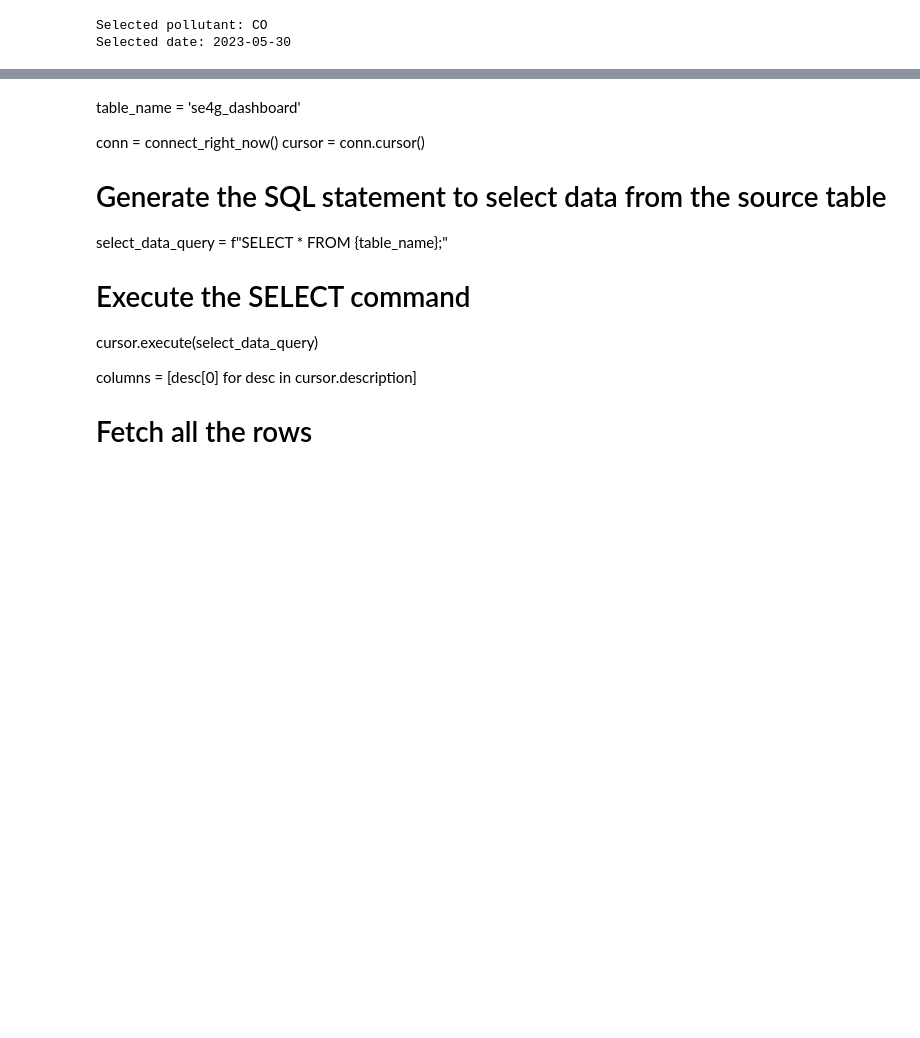
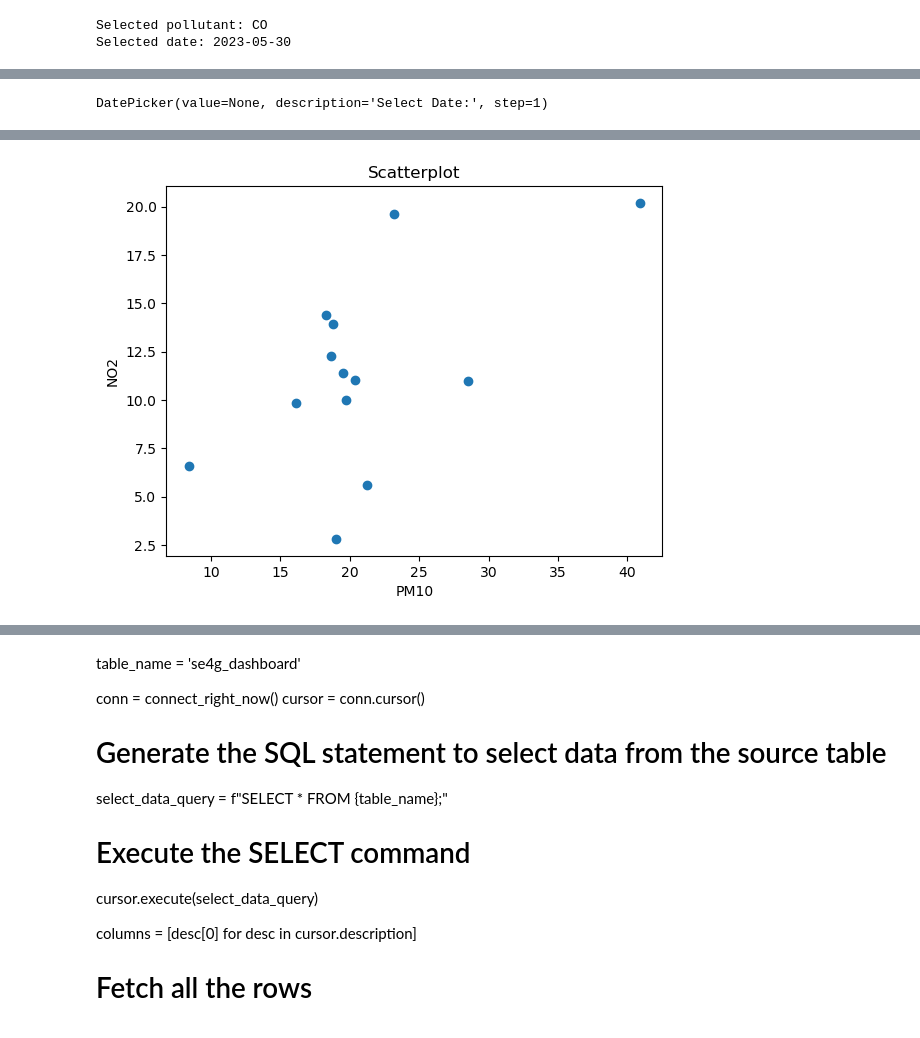
Before and after one commit to carls31/software-engineering-for-geoinformatics-assignment, a Jupyter notebook: se4g_JupyterDash_demo -Angix.ipynb, the cells around one changed output, grey strips where cells are left out. Cells and saved outputs as stored; diff of their text form; code cells hidden in the pictures; blank space fills up the shorter version.

```diff
--- a/se4g_JupyterDash_demo -Angix.ipynb
+++ b/se4g_JupyterDash_demo -Angix.ipynb
@@ -257,3 +296,69 @@ create_bokeh_plot(df_pollutant, df_station, selected_pollutant.value, selected_d
 [interactive output not drawn]
 [interactive output not drawn]
 [interactive output not drawn]
+# %%
+# Input CSV data
+df = pd.read_csv('C:/Users/Hp/OneDrive - Politecnico di Milano/Desktop/prova_se4g/output/New_out.csv',encoding='unicode_escape')
+# %%
+df.columns =['network_countrycode', 'network_localid', 'network_name', 'network_namespace','network_timezone','pollutant','samplingpoint_localid','samplingpoint_namespace',
+'samplingpoint_x','samplingpoint_y','coordsys','station_code','station_localid','station_name','station_namespace',
+'value_datetime_begin','value_datetime_end','value_datetime_inserted','value_datetime_updated','value_numeric','value_validity','value_verification','station_altitude','value_unit']
+# %%
+#Scatterplot by Angix and Emmix --> the user select 2 pollutant and a day, and it is shows the correlation between the mean daily pollution in every city for the 2 pollutants
+import pandas as pd
+import seaborn as sns
+import ipywidgets as widgets
+from IPython.display import display
+import matplotlib.pyplot as plt
+#RE--> the dataframe df is the big dataframe --> SOSTITUIRE DF CON NOME DATAFRAME
+
+# Convert 'value_datetime_begin' column to datetime data type
+df['value_datetime_begin'] = pd.to_datetime(df['value_datetime_begin'])
+
+# Create dropdown widgets for selecting pollutants and a date
+pollutant_dropdown1 = widgets.Dropdown(options=df['pollutant'].unique(), description='Pollutant 1:')
+pollutant_dropdown2 = widgets.Dropdown(options=df['pollutant'].unique(), description='Pollutant 2:')
+date_picker = widgets.DatePicker(description='Select Date:')
+
+
+# Define a function to update the scatterplot based on the selected values
+def update_scatterplot(b):
+    selected_date = date_picker.value.strftime('%Y-%m-%d')
+    selected_pollutant1 = pollutant_dropdown1.value
+    selected_pollutant2 = pollutant_dropdown2.value
+
+    # Filter the DataFrame based on the selected date and pollutants
+    filtered_df = df[(df['value_datetime_begin'].dt.date == pd.to_datetime(selected_date).date()) &
+                       (df['pollutant'].isin([selected_pollutant1, selected_pollutant2]))]
+
+    # Calculate the daily mean of each pollutant in each city
+    mean_df = filtered_df.groupby(['network_countrycode', 'pollutant'])['value_numeric'].mean().reset_index()
+
+    # Pivot the DataFrame to have pollutants as columns
+    pivot_df = mean_df.pivot(index='network_countrycode', columns='pollutant', values='value_numeric')
+
+    # Check if the selected pollutants exist in the DataFrame
+    if selected_pollutant1 not in pivot_df.columns or selected_pollutant2 not in pivot_df.columns:
+        print("Selected pollutants not found in the data.")
+        return
+
+    # Get the values for the selected pollutants
+    x_values = pivot_df[selected_pollutant1].values
+    y_values = pivot_df[selected_pollutant2].values
+
+    # Create the scatterplot
+    plt.scatter(x_values, y_values)
+    plt.xlabel(selected_pollutant1)
+    plt.ylabel(selected_pollutant2)
+    plt.title('Scatterplot')
+
+    # Display the plot
+    plt.show()
+
+# Add an event handler to trigger the update when the button is clicked
+button = widgets.Button(description='Update Scatterplot')
+button.on_click(update_scatterplot)
+
+# Display the widgets
+display(pollutant_dropdown1, pollutant_dropdown2, date_picker, button)
+# %% [output]
@@ -259,0 +367 @@ create_bokeh_plot(df_pollutant, df_station, selected_pollutant.value, selected_d
+DatePicker(value=None, description='Select Date:', step=1)
@@ -259,0 +369 @@ create_bokeh_plot(df_pollutant, df_station, selected_pollutant.value, selected_d
+[figure, added]
```
Also changed, not shown: parts of 7 cells of this notebook.
